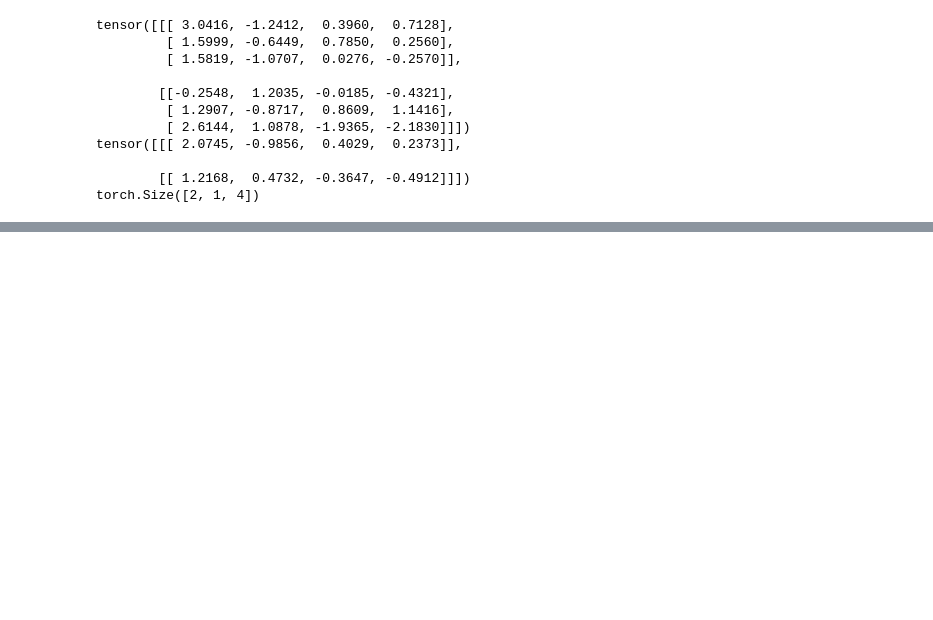
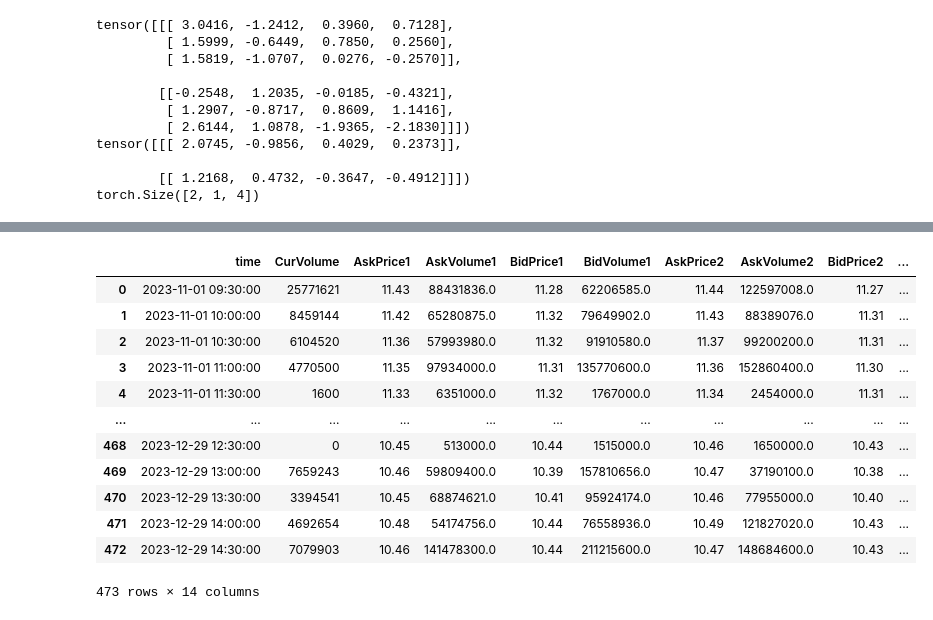
Before and after one commit to huwenyaoallen/HFT-crossformer, a Jupyter notebook: hf.ipynb, the cells around one changed output, grey strips where cells are left out. Cells and saved outputs as stored; diff of their text form; code cells hidden in the pictures; blank space fills up the shorter version.

```diff
--- a/hf.ipynb
+++ b/hf.ipynb
@@ -381,0 +513,18 @@ class Decoder(nn.Module):
+# %%
+filtered_df = df_combined.loc[df_combined['SecurityID'] == 2]
+# %%
+filtered_df
+# %% [output]
+|  | time | CurVolume | AskPrice1 | AskVolume1 | BidPrice1 | BidVolume1 | AskPrice2 | AskVolume2 | BidPrice2 | ... |
+| 0 | 2023-11-01 09:30:00 | 25771621 | 11.43 | 88431836.0 | 11.28 | 62206585.0 | 11.44 | 122597008.0 | 11.27 | ... |
+| 1 | 2023-11-01 10:00:00 | 8459144 | 11.42 | 65280875.0 | 11.32 | 79649902.0 | 11.43 | 88389076.0 | 11.31 | ... |
+| 2 | 2023-11-01 10:30:00 | 6104520 | 11.36 | 57993980.0 | 11.32 | 91910580.0 | 11.37 | 99200200.0 | 11.31 | ... |
+| 3 | 2023-11-01 11:00:00 | 4770500 | 11.35 | 97934000.0 | 11.31 | 135770600.0 | 11.36 | 152860400.0 | 11.30 | ... |
+| 4 | 2023-11-01 11:30:00 | 1600 | 11.33 | 6351000.0 | 11.32 | 1767000.0 | 11.34 | 2454000.0 | 11.31 | ... |
+| ... | ... | ... | ... | ... | ... | ... | ... | ... | ... | ... |
+| 468 | 2023-12-29 12:30:00 | 0 | 10.45 | 513000.0 | 10.44 | 1515000.0 | 10.46 | 1650000.0 | 10.43 | ... |
+| 469 | 2023-12-29 13:00:00 | 7659243 | 10.46 | 59809400.0 | 10.39 | 157810656.0 | 10.47 | 37190100.0 | 10.38 | ... |
+| 470 | 2023-12-29 13:30:00 | 3394541 | 10.45 | 68874621.0 | 10.41 | 95924174.0 | 10.46 | 77955000.0 | 10.40 | ... |
+| 471 | 2023-12-29 14:00:00 | 4692654 | 10.48 | 54174756.0 | 10.44 | 76558936.0 | 10.49 | 121827020.0 | 10.43 | ... |
+| 472 | 2023-12-29 14:30:00 | 7079903 | 10.46 | 141478300.0 | 10.44 | 211215600.0 | 10.47 | 148684600.0 | 10.43 | ... |
+473 rows × 14 columns
```
Also changed, not shown: parts of 36 cells of this notebook, 59 other files.
